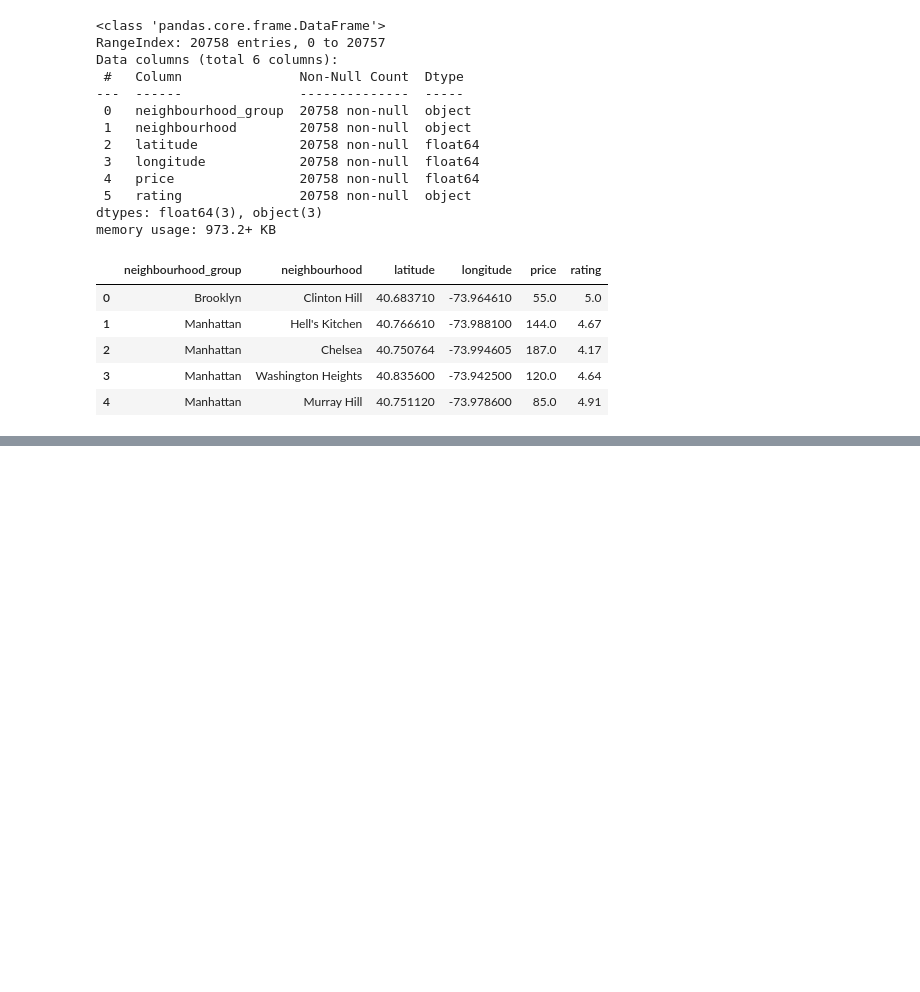
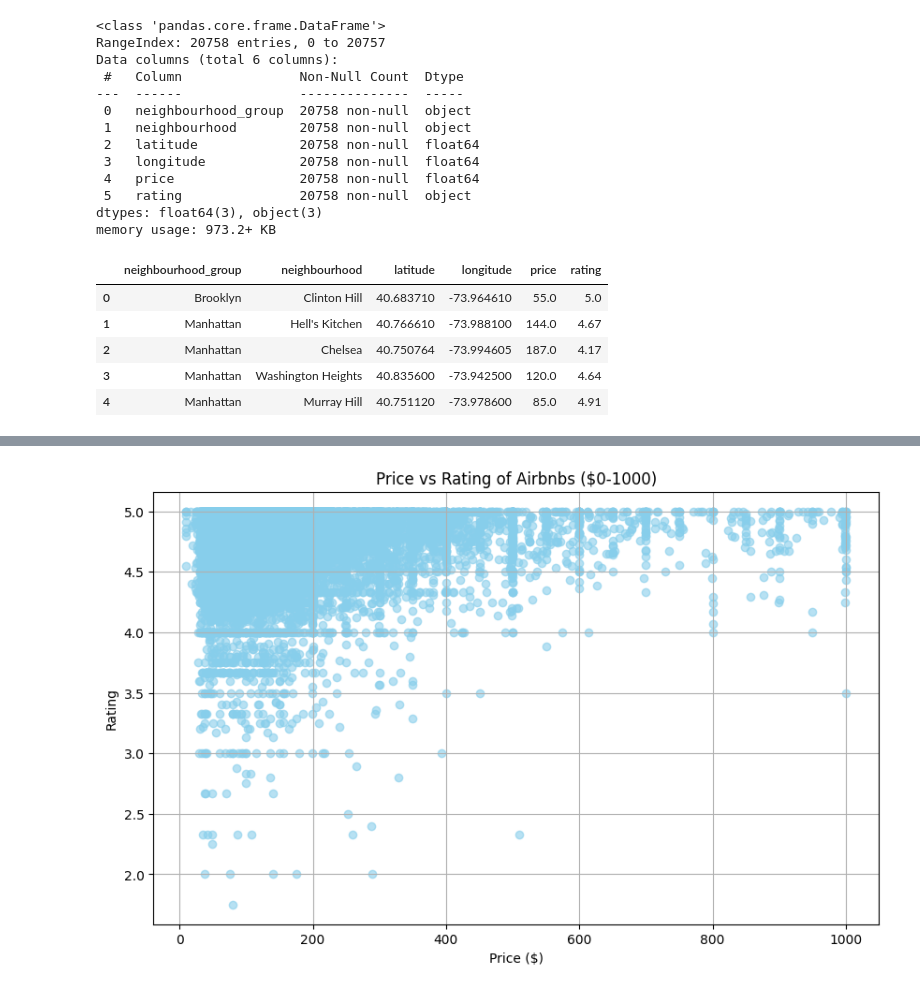
Before and after one commit to jessedanoesastro/gevpro-finalproject, a Jupyter notebook: gevpro_datascience.ipynb, the cells around one changed output, grey strips where cells are left out. Cells and saved outputs as stored; diff of their text form; code cells hidden in the pictures; blank space fills up the shorter version.

```diff
--- a/gevpro_datascience.ipynb
+++ b/gevpro_datascience.ipynb
@@ -91,0 +155,18 @@ df.head()
+# %%
+
+# Filter out price values not in the range 0 - 1000 and unexpected rating values
+filtered_df = df[(df['price'] >= 0) & (df['price'] <= 1000) & (~df['rating'].isin(['No rating', 'New ']))]
+
+# Convert rating column to float (assuming it's stored as strings)
+filtered_df.loc[:, 'rating'] = filtered_df['rating'].astype(float)
+
+# Scatter plot of Price vs Rating
+plt.figure(figsize=(10, 6))
+plt.scatter(filtered_df['price'], filtered_df['rating'], color='skyblue', alpha=0.6)
+plt.title('Price vs Rating of Airbnbs ($0-1000)')
+plt.xlabel('Price ($)')
+plt.ylabel('Rating')
+plt.grid(True)
+plt.show()
+# %% [output]
+[figure, added]
```
Also changed, not shown: parts of 5 cells of this notebook.
